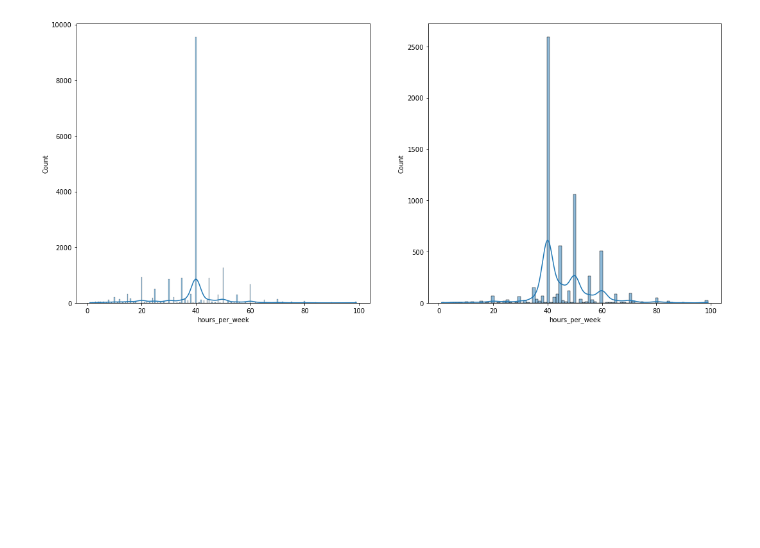
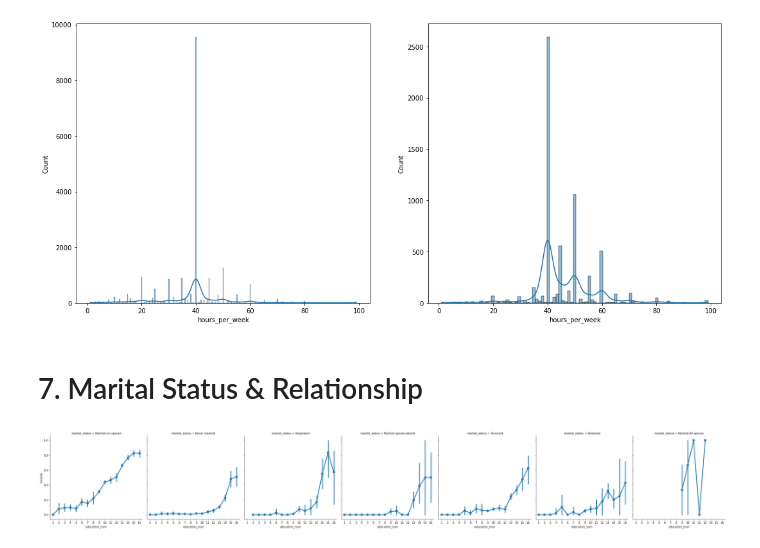
Before and after one commit to HeegonJin/kakr-4th-competition, a Jupyter notebook: EDA.ipynb, the cells around one changed output. Cells and saved outputs as stored; diff of their text form; code cells hidden in the pictures; blank space fills up the shorter version.

```diff
--- a/EDA.ipynb
+++ b/EDA.ipynb
@@ -430,3 +438,10 @@ sns.histplot(train.loc[(train['income'] == 1), 'hours_per_week'], kde=True, ax=a
 # %% [output]
 <matplotlib.axes._subplots.AxesSubplot at 0x...>
 [figure]
+# %% [markdown]
+# 7. Marital Status & Relationship
+# %%
+sns.factorplot('education_num', 'income', col='marital_status', data=train)
+plt.show()
+# %% [output]
+[figure, added]
```
Also changed, not shown: parts of 19 cells of this notebook, 3 other files.
